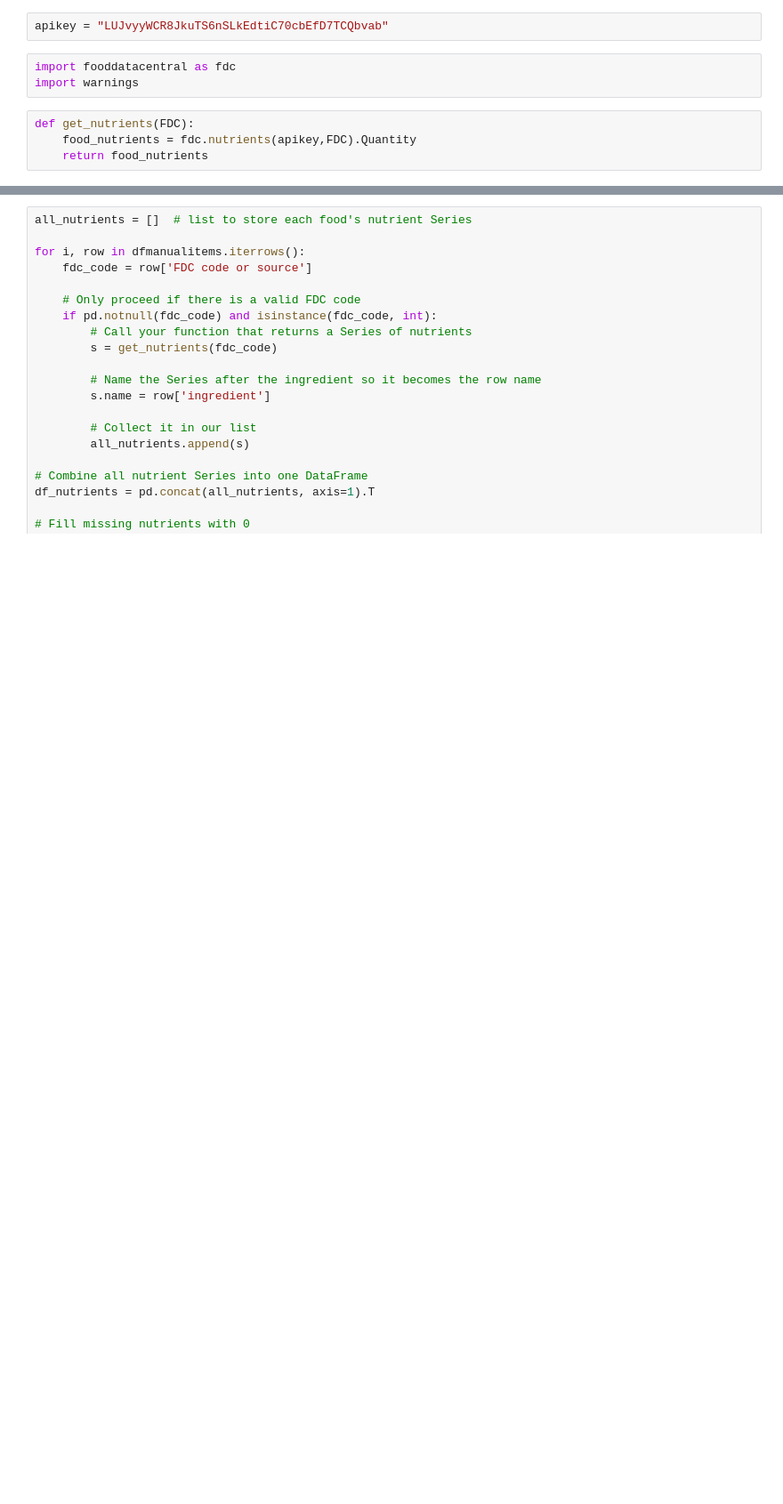
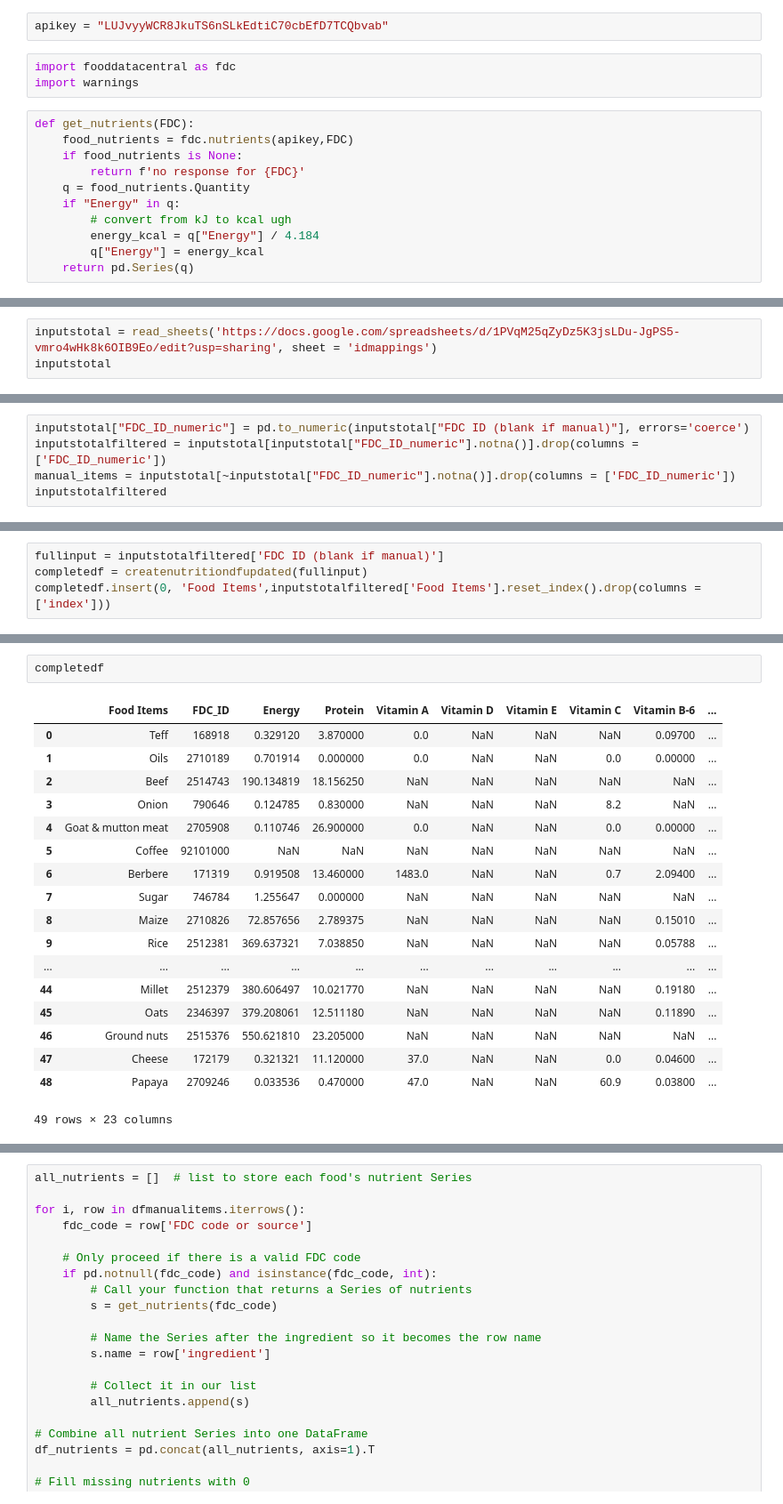
Before and after one commit to Guilherme4536/EEP153-P3, a Jupyter notebook: Establishing Nutrients.ipynb, the cells around one changed output, grey strips where cells are left out. Shown at 89% size. Cells and saved outputs as stored; diff of their text form; blank space fills up the shorter version.

```diff
--- a/Establishing Nutrients.ipynb
+++ b/Establishing Nutrients.ipynb
@@ -225,7 +225,14 @@ import fooddatacentral as fdc
 import warnings
 # %%
 def get_nutrients(FDC):
-    food_nutrients = fdc.nutrients(apikey,FDC).Quantity
-    return food_nutrients
+    food_nutrients = fdc.nutrients(apikey,FDC)
+    if food_nutrients is None:
+        return f'no response for {FDC}'
+    q = food_nutrients.Quantity
+    if "Energy" in q:
+        # convert from kJ to kcal ugh
+        energy_kcal = q["Energy"] / 4.184
+        q["Energy"] = energy_kcal
+    return pd.Series(q)
 # %%
 #test
@@ -250,0 +394,3 @@ Name: Carrot, dtype: float64
+# %%
+inputstotal = read_sheets('https://docs.google.com/spreadsheets/d/1PVqM25qZyDz5K3jsLDu-JgPS5-vmro4wHk8k6OIB9Eo/edit?usp=sharing', sheet = 'idmappings')
+inputstotal
@@ -250,0 +415,5 @@ Name: Carrot, dtype: float64
+# %%
+inputstotal["FDC_ID_numeric"] = pd.to_numeric(inputstotal["FDC ID (blank if manual)"], errors='coerce')
+inputstotalfiltered = inputstotal[inputstotal["FDC_ID_numeric"].notna()].drop(columns = ['FDC_ID_numeric'])
+manual_items = inputstotal[~inputstotal["FDC_ID_numeric"].notna()].drop(columns = ['FDC_ID_numeric'])
+inputstotalfiltered
@@ -250,0 +475,4 @@ Name: Carrot, dtype: float64
+# %%
+fullinput = inputstotalfiltered['FDC ID (blank if manual)']
+completedf = createnutritiondfupdated(fullinput)
+completedf.insert(0, 'Food Items',inputstotalfiltered['Food Items'].reset_index().drop(columns = ['index']))
@@ -250,0 +517,21 @@ Name: Carrot, dtype: float64
+# %%
+completedf
+# %% [output]
+|  | Food Items | FDC_ID | Energy | Protein | Vitamin A | Vitamin D | Vitamin E | Vitamin C | Vitamin B-6 | ... |
+| 0 | Teff | 168918 | 0.329120 | 3.870000 | 0.0 | NaN | NaN | NaN | 0.09700 | ... |
+| 1 | Oils | 2710189 | 0.701914 | 0.000000 | 0.0 | NaN | NaN | 0.0 | 0.00000 | ... |
+| 2 | Beef | 2514743 | 190.134819 | 18.156250 | NaN | NaN | NaN | NaN | NaN | ... |
+| 3 | Onion | 790646 | 0.124785 | 0.830000 | NaN | NaN | NaN | 8.2 | NaN | ... |
+| 4 | Goat & mutton meat | 2705908 | 0.110746 | 26.900000 | 0.0 | NaN | NaN | 0.0 | 0.00000 | ... |
+| 5 | Coffee | 92101000 | NaN | NaN | NaN | NaN | NaN | NaN | NaN | ... |
+| 6 | Berbere | 171319 | 0.919508 | 13.460000 | 1483.0 | NaN | NaN | 0.7 | 2.09400 | ... |
+| 7 | Sugar | 746784 | 1.255647 | 0.000000 | NaN | NaN | NaN | NaN | NaN | ... |
+| 8 | Maize | 2710826 | 72.857656 | 2.789375 | NaN | NaN | NaN | NaN | 0.15010 | ... |
+| 9 | Rice | 2512381 | 369.637321 | 7.038850 | NaN | NaN | NaN | NaN | 0.05788 | ... |
+| ... | ... | ... | ... | ... | ... | ... | ... | ... | ... | ... |
+| 44 | Millet | 2512379 | 380.606497 | 10.021770 | NaN | NaN | NaN | NaN | 0.19180 | ... |
+| 45 | Oats | 2346397 | 379.208061 | 12.511180 | NaN | NaN | NaN | NaN | 0.11890 | ... |
+| 46 | Ground nuts | 2515376 | 550.621810 | 23.205000 | NaN | NaN | NaN | NaN | NaN | ... |
+| 47 | Cheese | 172179 | 0.321321 | 11.120000 | 37.0 | NaN | NaN | 0.0 | 0.04600 | ... |
+| 48 | Papaya | 2709246 | 0.033536 | 0.470000 | 47.0 | NaN | NaN | 60.9 | 0.03800 | ... |
+49 rows × 23 columns
```
Also changed, not shown: parts of 24 cells of this notebook.
